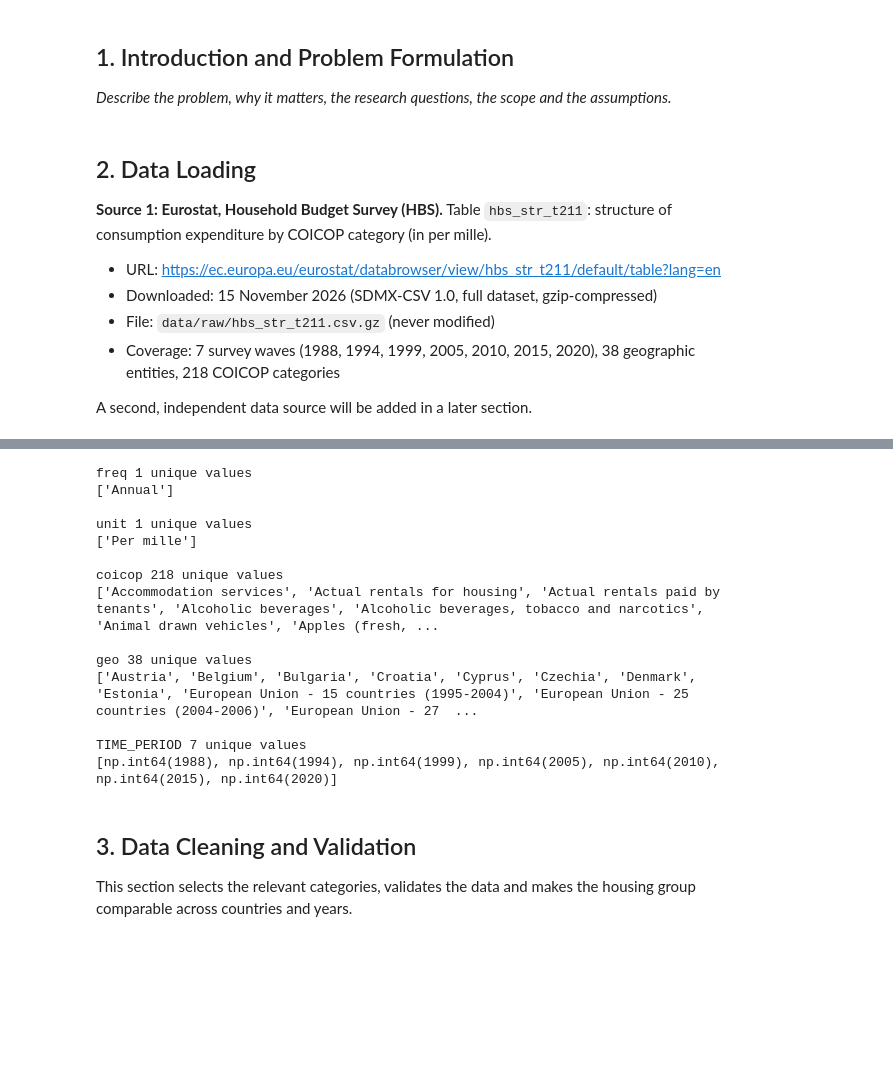
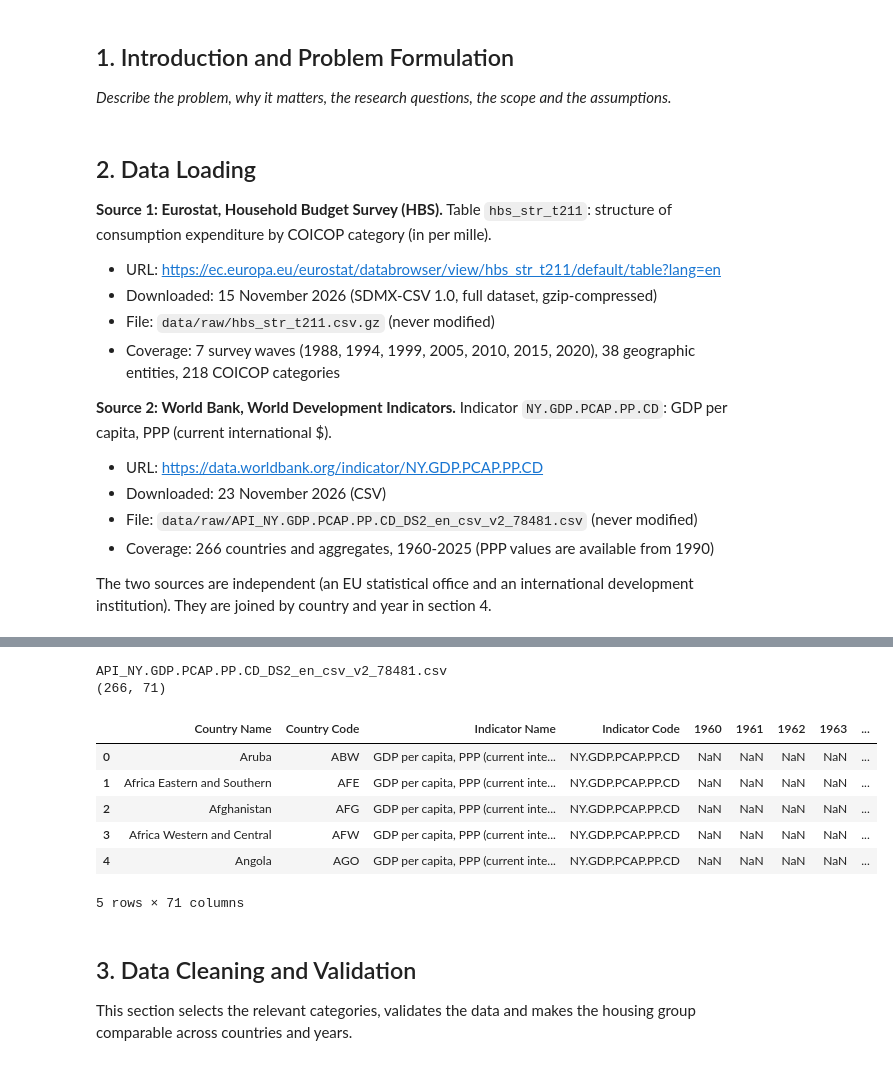
Before and after one commit to qnaatanasova86-tech/household-budgets-bg-vs-eu, a Jupyter notebook: household_budgets_analysis.ipynb, the cells around one changed output, grey strips where cells are left out. Drawn from its saved outputs; the diff is of its cells as text; code cells hidden in the pictures; blank space fills up the shorter version.

Commit message:
Add World Bank data and merge with Eurostat shares

```diff
--- a/household_budgets_analysis.ipynb
+++ b/household_budgets_analysis.ipynb
@@ -34,7 +34,15 @@ Table `hbs_str_t211`: structure of consumption expenditure by COICOP category (i
 - File: `data/raw/hbs_str_t211.csv.gz` (never modified)
 - Coverage: 7 survey waves (1988, 1994, 1999, 2005, 2010, 2015, 2020), 38 geographic entities, 218 COICOP categories
 
-A second, independent data source will be added in a later section.
+**Source 2: World Bank, World Development Indicators.**
+Indicator `NY.GDP.PCAP.PP.CD`: GDP per capita, PPP (current international $).
+
+- URL: https://data.worldbank.org/indicator/NY.GDP.PCAP.PP.CD
+- Downloaded: 23 November 2026 (CSV)
+- File: `data/raw/API_NY.GDP.PCAP.PP.CD_DS2_en_csv_v2_78481.csv` (never modified)
+- Coverage: 266 countries and aggregates, 1960-2025 (PPP values are available from 1990)
+
+The two sources are independent (an EU statistical office and an international development institution). They are joined by country and year in section 4.
 # %%
 # Eurostat table hbs_str_t211 (downloaded as a gzip-compressed CSV)
 hbs = pd.read_csv(RAW_DIR / "hbs_str_t211.csv.gz")
@@ -54,26 +62,27 @@ hbs.head(10)
 | 7 | ESTAT:HBS_STR_T211(1.0) | 15/10/25 23:00:00 | Annual | Food and non-alcoholic beverages | Per mille | Belgium | 1994 | 120 | NaN | ... |
 | 8 | ESTAT:HBS_STR_T211(1.0) | 15/10/25 23:00:00 | Annual | Food and non-alcoholic beverages | Per mille | Belgium | 1999 | 133 | NaN | ... |
 | 9 | ESTAT:HBS_STR_T211(1.0) | 15/10/25 23:00:00 | Annual | Food and non-alcoholic beverages | Per mille | Belgium | 2005 | 135 | NaN | ... |
-# %%
-# How many unique values does each dimension have?
-for col in ["freq", "unit", "coicop", "geo", "TIME_PERIOD"]:
-    print(col, hbs[col].nunique(), "unique values")
-    print(sorted(hbs[col].unique())[:15], "\n")
-# %% [output]
-freq 1 unique values
-['Annual']
-
-unit 1 unique values
-['Per mille']
-
-coicop 218 unique values
-['Accommodation services', 'Actual rentals for housing', 'Actual rentals paid by tenants', 'Alcoholic beverages', 'Alcoholic beverages, tobacco and narcotics', 'Animal drawn vehicles', 'Apples (fresh, ...
-
-geo 38 unique values
-['Austria', 'Belgium', 'Bulgaria', 'Croatia', 'Cyprus', 'Czechia', 'Denmark', 'Estonia', 'European Union - 15 countries (1995-2004)', 'European Union - 25 countries (2004-2006)', 'European Union - 27  ...
-
-TIME_PERIOD 7 unique values
-[np.int64(1988), np.int64(1994), np.int64(1999), np.int64(2005), np.int64(2010), np.int64(2015), np.int64(2020)]
+# %%
+# World Bank: GDP per capita, PPP (current international $), indicator NY.GDP.PCAP.PP.CD.
+# The file name contains a version number, so it is found with a pattern.
+wb_path = next(RAW_DIR.glob("API_NY.GDP.PCAP.PP.CD_DS2_en_csv_v2_*.csv"))
+print(wb_path.name)
+
+# The first 4 lines of the World Bank CSV are metadata, not data
+wb = pd.read_csv(wb_path, skiprows=4)
+
+print(wb.shape)
+wb.head()
+# %% [output]
+API_NY.GDP.PCAP.PP.CD_DS2_en_csv_v2_78481.csv
+(266, 71)
+|  | Country Name | Country Code | Indicator Name | Indicator Code | 1960 | 1961 | 1962 | 1963 | ... |
+| 0 | Aruba | ABW | GDP per capita, PPP (current inte... | NY.GDP.PCAP.PP.CD | NaN | NaN | NaN | NaN | ... |
+| 1 | Africa Eastern and Southern | AFE | GDP per capita, PPP (current inte... | NY.GDP.PCAP.PP.CD | NaN | NaN | NaN | NaN | ... |
+| 2 | Afghanistan | AFG | GDP per capita, PPP (current inte... | NY.GDP.PCAP.PP.CD | NaN | NaN | NaN | NaN | ... |
+| 3 | Africa Western and Central | AFW | GDP per capita, PPP (current inte... | NY.GDP.PCAP.PP.CD | NaN | NaN | NaN | NaN | ... |
+| 4 | Angola | AGO | GDP per capita, PPP (current inte... | NY.GDP.PCAP.PP.CD | NaN | NaN | NaN | NaN | ... |
+5 rows × 71 columns
 # %% [markdown]
 ## 3. Data Cleaning and Validation
 
```
Also changed, not shown: parts of 12 cells of this notebook.
